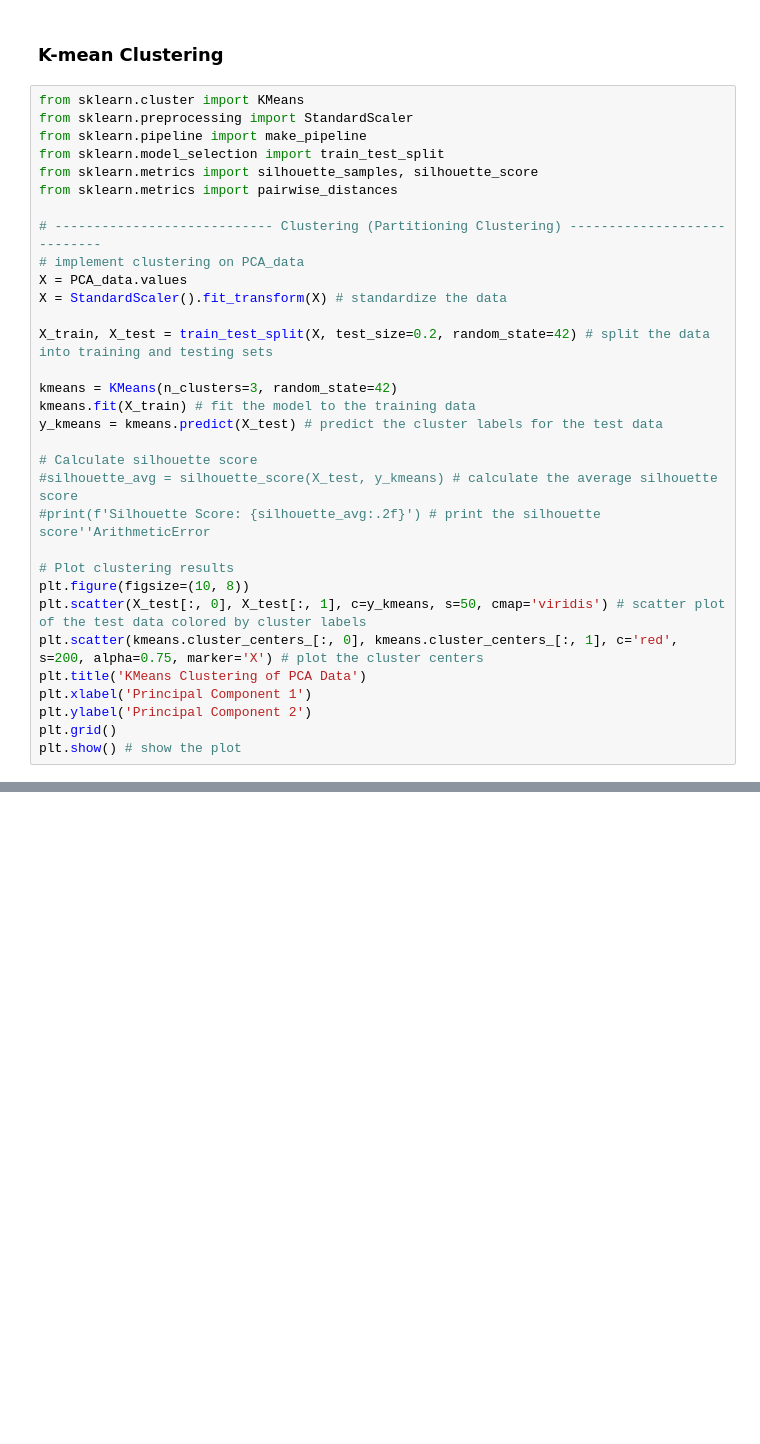
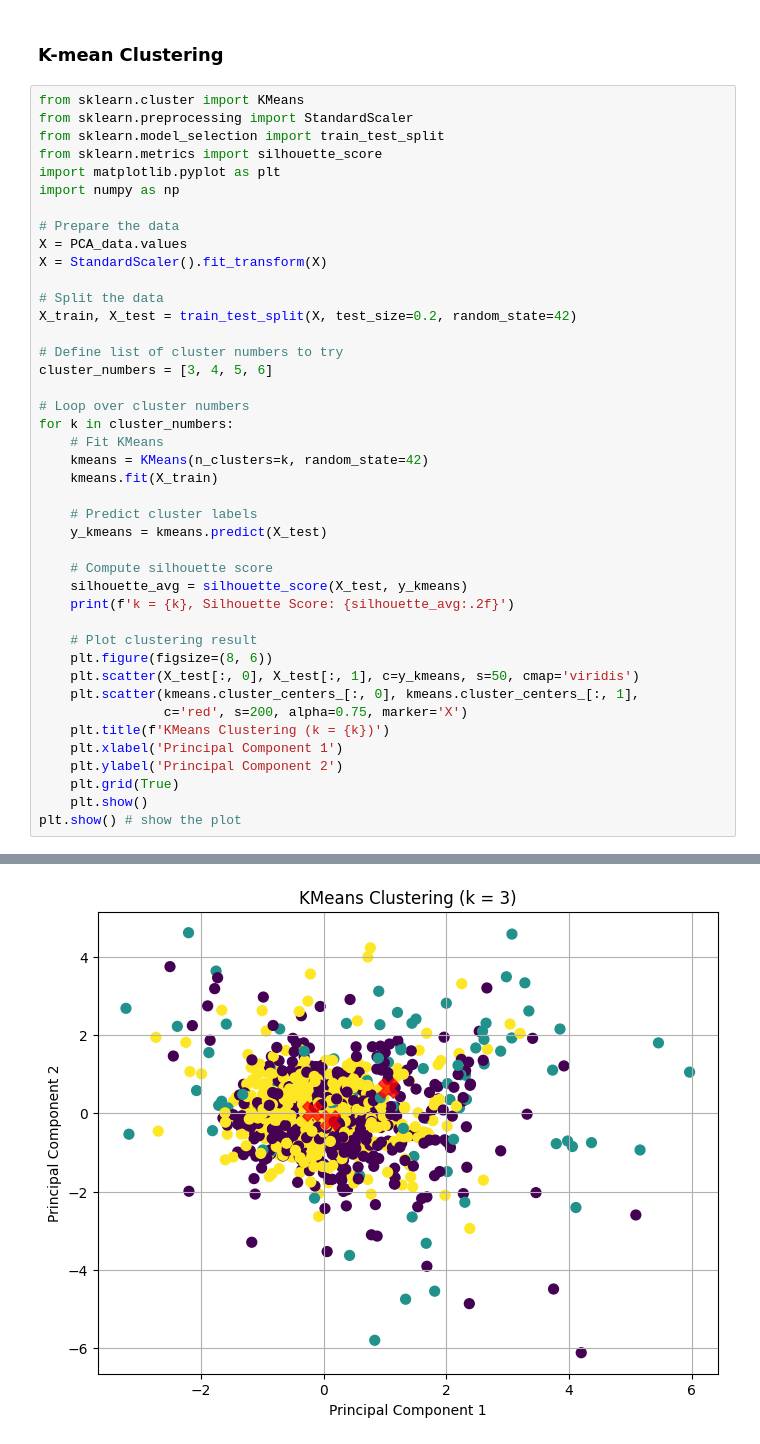
Before and after one commit to AIML427/Heba_Ass2, a Jupyter notebook: clustering.ipynb, the cells around one changed output, grey strips where cells are left out. Cells and saved outputs as stored; diff of their text form; blank space fills up the shorter version.

Commit message:
PART 2: - complete Heirarchal with Ecludian - complete Heirarchal with Coorelated-Based. - Kmean

```diff
--- a/clustering.ipynb
+++ b/clustering.ipynb
@@ -51,32 +286,43 @@ Based on the requirment, we use heirarical algorithm cluster with following crie
 # %%
 from sklearn.cluster import KMeans
 from sklearn.preprocessing import StandardScaler
-from sklearn.pipeline import make_pipeline
 from sklearn.model_selection import train_test_split
-from sklearn.metrics import silhouette_samples, silhouette_score
-from sklearn.metrics import pairwise_distances
+from sklearn.metrics import silhouette_score
+import matplotlib.pyplot as plt
+import numpy as np
 
-# ---------------------------- Clustering (Partitioning Clustering) ----------------------------
-# implement clustering on PCA_data
+# Prepare the data
 X = PCA_data.values
-X = StandardScaler().fit_transform(X) # standardize the data
+X = StandardScaler().fit_transform(X)
 
-X_train, X_test = train_test_split(X, test_size=0.2, random_state=42) # split the data into training and testing sets
+# Split the data
+X_train, X_test = train_test_split(X, test_size=0.2, random_state=42)
 
-kmeans = KMeans(n_clusters=3, random_state=42)
-kmeans.fit(X_train) # fit the model to the training data
-y_kmeans = kmeans.predict(X_test) # predict the cluster labels for the test data
+# Define list of cluster numbers to try
+cluster_numbers = [3, 4, 5, 6]
 
-# Calculate silhouette score
-#silhouette_avg = silhouette_score(X_test, y_kmeans) # calculate the average silhouette score
-#print(f'Silhouette Score: {silhouette_avg:.2f}') # print the silhouette score''ArithmeticError
+# Loop over cluster numbers
+for k in cluster_numbers:
+    # Fit KMeans
+    kmeans = KMeans(n_clusters=k, random_state=42)
+    kmeans.fit(X_train)
 
-# Plot clustering results
-plt.figure(figsize=(10, 8))
-plt.scatter(X_test[:, 0], X_test[:, 1], c=y_kmeans, s=50, cmap='viridis') # scatter plot of the test data colored by cluster labels
-plt.scatter(kmeans.cluster_centers_[:, 0], kmeans.cluster_centers_[:, 1], c='red', s=200, alpha=0.75, marker='X') # plot the cluster centers
-plt.title('KMeans Clustering of PCA Data')
-plt.xlabel('Principal Component 1')
-plt.ylabel('Principal Component 2')
-plt.grid()
+    # Predict cluster labels
+    y_kmeans = kmeans.predict(X_test)
+
+    # Compute silhouette score
+    silhouette_avg = silhouette_score(X_test, y_kmeans)
+    print(f'k = {k}, Silhouette Score: {silhouette_avg:.2f}')
+
+    # Plot clustering result
+    plt.figure(figsize=(8, 6))
+    plt.scatter(X_test[:, 0], X_test[:, 1], c=y_kmeans, s=50, cmap='viridis')
+    plt.scatter(kmeans.cluster_centers_[:, 0], kmeans.cluster_centers_[:, 1],
+                c='red', s=200, alpha=0.75, marker='X')
+    plt.title(f'KMeans Clustering (k = {k})')
+    plt.xlabel('Principal Component 1')
+    plt.ylabel('Principal Component 2')
+    plt.grid(True)
+    plt.show()
 plt.show() # show the plot
+# %% [output]
@@ -82,0 +330 @@ plt.show() # show the plot
+[figure, added]
```
Also changed, not shown: parts of 15 cells of this notebook.
